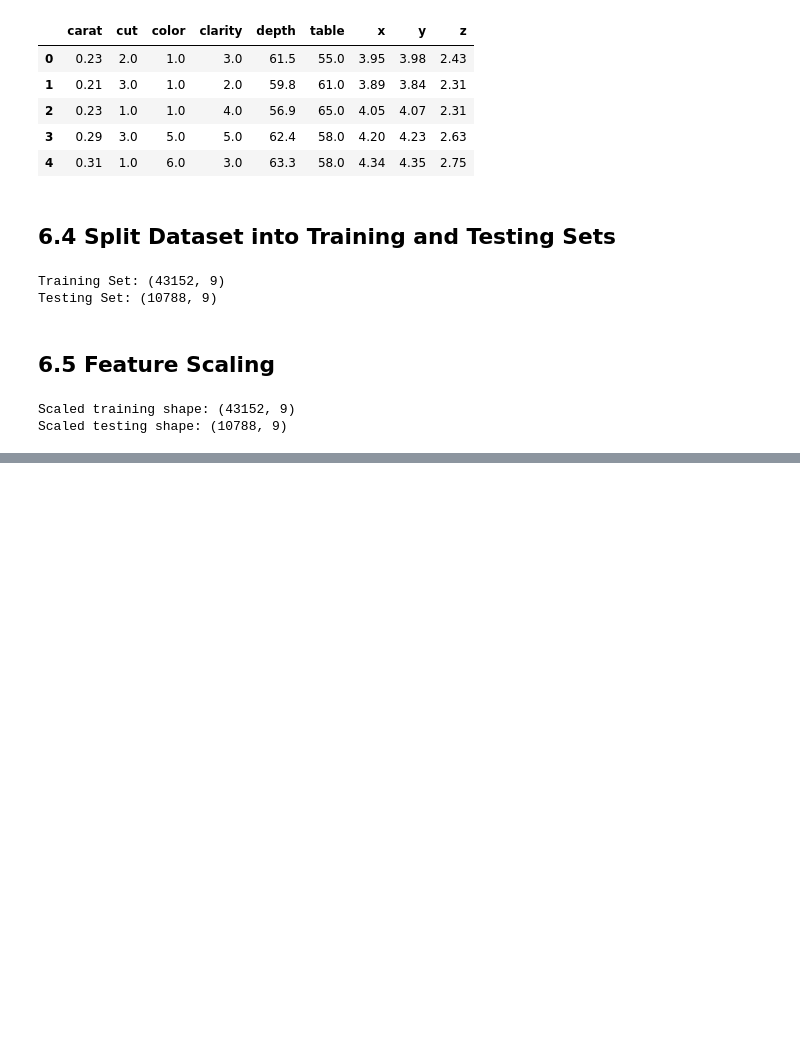
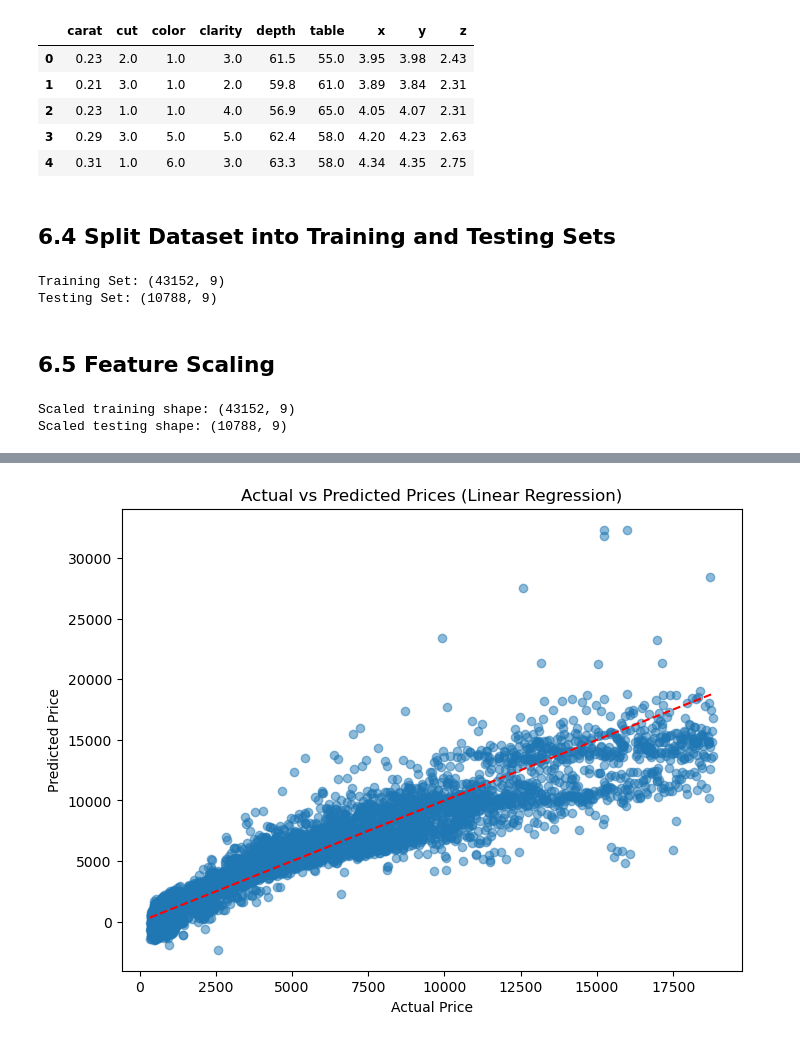
Before and after one commit to Betty2721/Diamond-Price-Prediction-Project, a Jupyter notebook: notebook/Diamond-Price-Prediction.ipynb, the cells around one changed output, grey strips where cells are left out. Drawn from its saved outputs; the diff is of its cells as text; code cells hidden in the pictures; blank space fills up the shorter version.

Commit message:
Train and evaluate baseline Linear Regression model

```diff
--- a/notebook/Diamond-Price-Prediction.ipynb
+++ b/notebook/Diamond-Price-Prediction.ipynb
@@ -336,0 +347,5 @@ Scaled testing shape: (10788, 9)
+# %%
+# Create the model
+lr_model = LinearRegression()
+# %%
+lr_model.fit(X_train_scaled, y_train)
@@ -336,0 +354,3 @@ Scaled testing shape: (10788, 9)
+# %%
+# Predict on the test set
+y_pred_lr = lr_model.predict(X_test_scaled)
@@ -336,0 +395,19 @@ Scaled testing shape: (10788, 9)
+# %%
+plt.figure(figsize=(8, 6))
+
+plt.scatter(y_test, y_pred_lr, alpha=0.5)
+
+plt.xlabel("Actual Price")
+plt.ylabel("Predicted Price")
+plt.title("Actual vs Predicted Prices (Linear Regression)")
+
+plt.plot(
+    [y_test.min(), y_test.max()],
+    [y_test.min(), y_test.max()],
+    color="red",
+    linestyle="--"
+)
+
+plt.show()
+# %% [output]
+[figure, added]
```
Also changed, not shown: parts of 20 cells of this notebook.
